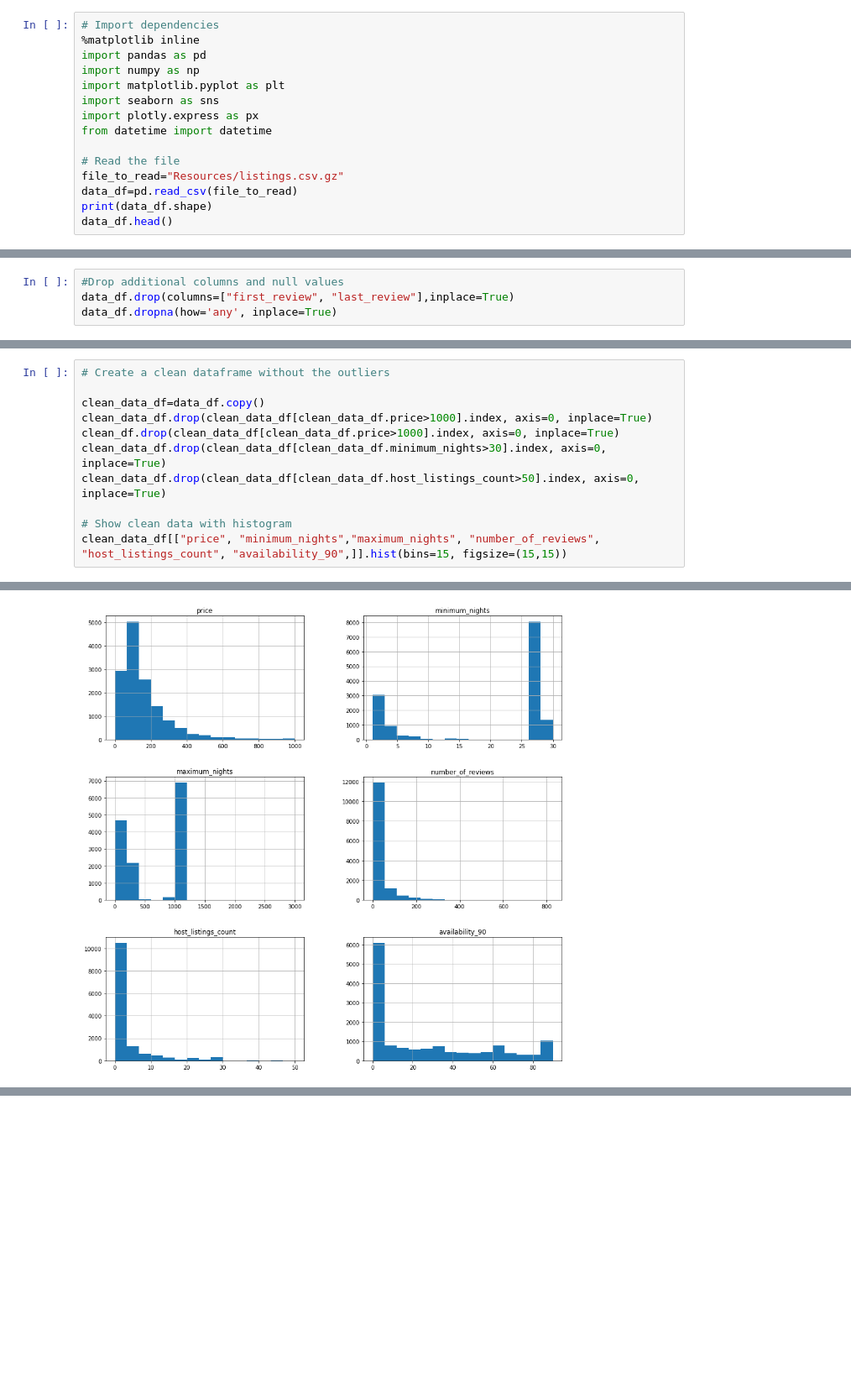
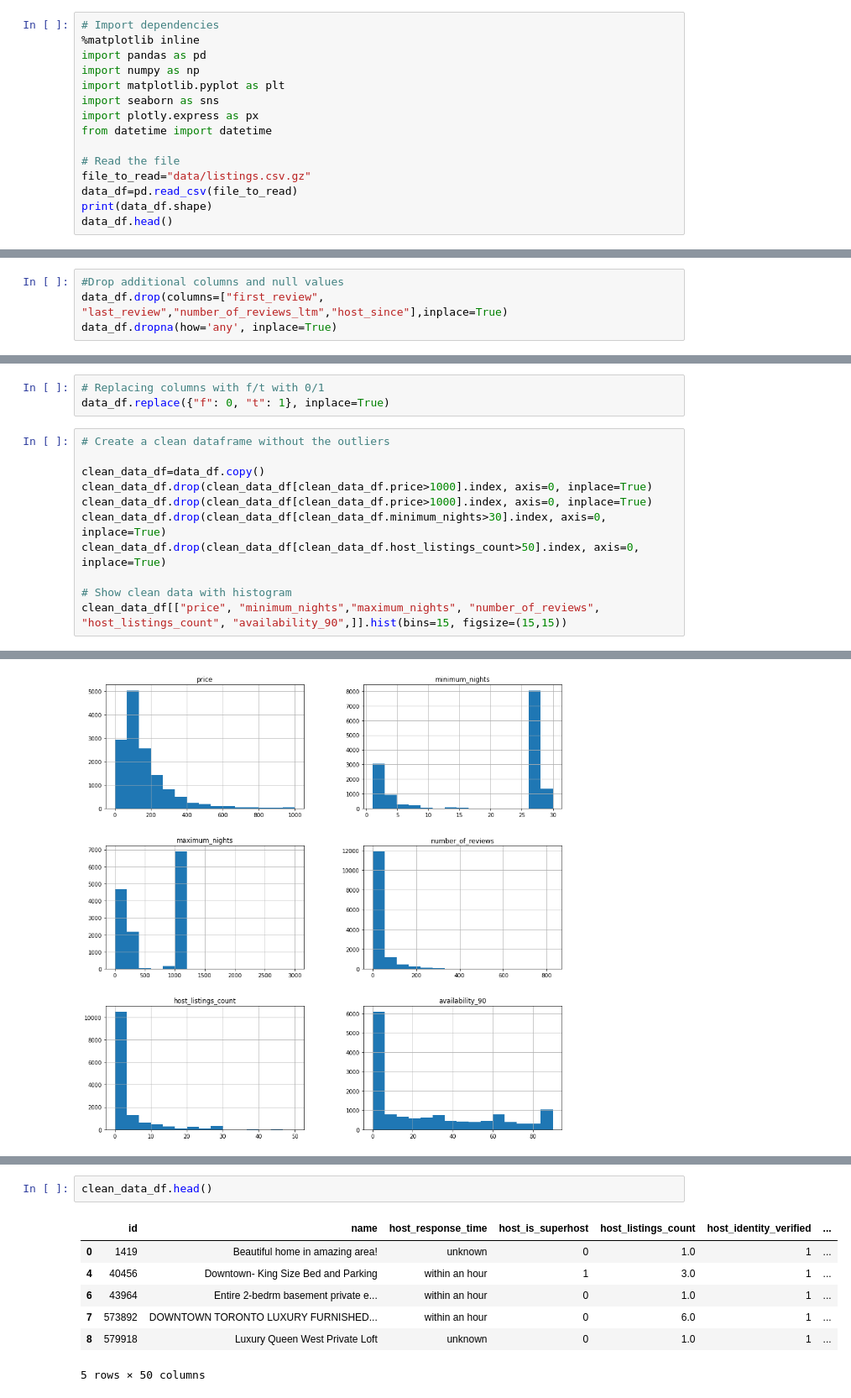
Before and after one commit to Sukanya807/Airbnb_Toronto_Price_Prediction, a Jupyter notebook: airbnb_analysis.ipynb, the cells around one changed output, grey strips where cells are left out. Shown: that part at 84% size. Saved outputs shown, nothing was run; the diff lists cells and outputs as text; blank space fills up the shorter version.

Commit message:
New Cleaning and Machine Learning

```diff
--- a/airbnb_analysis.ipynb
+++ b/airbnb_analysis.ipynb
@@ -9,7 +9,7 @@ import plotly.express as px
 from datetime import datetime
 
 # Read the file
-file_to_read="Resources/listings.csv.gz"
+file_to_read="data/listings.csv.gz"
 data_df=pd.read_csv(file_to_read)
 print(data_df.shape)
 data_df.head()
@@ -450,7 +450,7 @@ cols=["review_scores_rating", "review_scores_accuracy", "review_scores_cleanline
 data_df[cols]=data_df[cols].fillna("no rating")
 # %%
 #Drop additional columns and null values
-data_df.drop(columns=["first_review", "last_review"],inplace=True)
+data_df.drop(columns=["first_review", "last_review","number_of_reviews_ltm","host_since"],inplace=True)
 data_df.dropna(how='any', inplace=True)
 # %%
 data_df.isnull().sum()
@@ -534,12 +534,15 @@ print("{:.4f}%".format((len(data_df[data_df.host_listings_count>50])/data_df.sha
 Host Listings Count : values over 50
 291 entries
 1.9188%
+# %%
+# Replacing columns with f/t with 0/1
+data_df.replace({"f": 0, "t": 1}, inplace=True)
 # %%
 # Create a clean dataframe without the outliers
 
 clean_data_df=data_df.copy()
 clean_data_df.drop(clean_data_df[clean_data_df.price>1000].index, axis=0, inplace=True)
-clean_df.drop(clean_data_df[clean_data_df.price>1000].index, axis=0, inplace=True)
+clean_data_df.drop(clean_data_df[clean_data_df.price>1000].index, axis=0, inplace=True)
 clean_data_df.drop(clean_data_df[clean_data_df.minimum_nights>30].index, axis=0, inplace=True)
 clean_data_df.drop(clean_data_df[clean_data_df.host_listings_count>50].index, axis=0, inplace=True)
 
@@ -559,0 +583,10 @@ clean_data_df.shape
+# %%
+clean_data_df.head()
+# %% [output]
+|  | id | name | host_response_time | host_is_superhost | host_listings_count | host_identity_verified | ... |
+| 0 | 1419 | Beautiful home in amazing area! | unknown | 0 | 1.0 | 1 | ... |
+| 4 | 40456 | Downtown- King Size Bed and Parking | within an hour | 1 | 3.0 | 1 | ... |
+| 6 | 43964 | Entire 2-bedrm basement private e... | within an hour | 0 | 1.0 | 1 | ... |
+| 7 | 573892 | DOWNTOWN TORONTO LUXURY FURNISHED... | within an hour | 0 | 6.0 | 1 | ... |
+| 8 | 579918 | Luxury Queen West Private Loft | unknown | 0 | 1.0 | 1 | ... |
+5 rows × 50 columns
```
Also changed, not shown: parts of 3 cells of this notebook, 10 other files.
